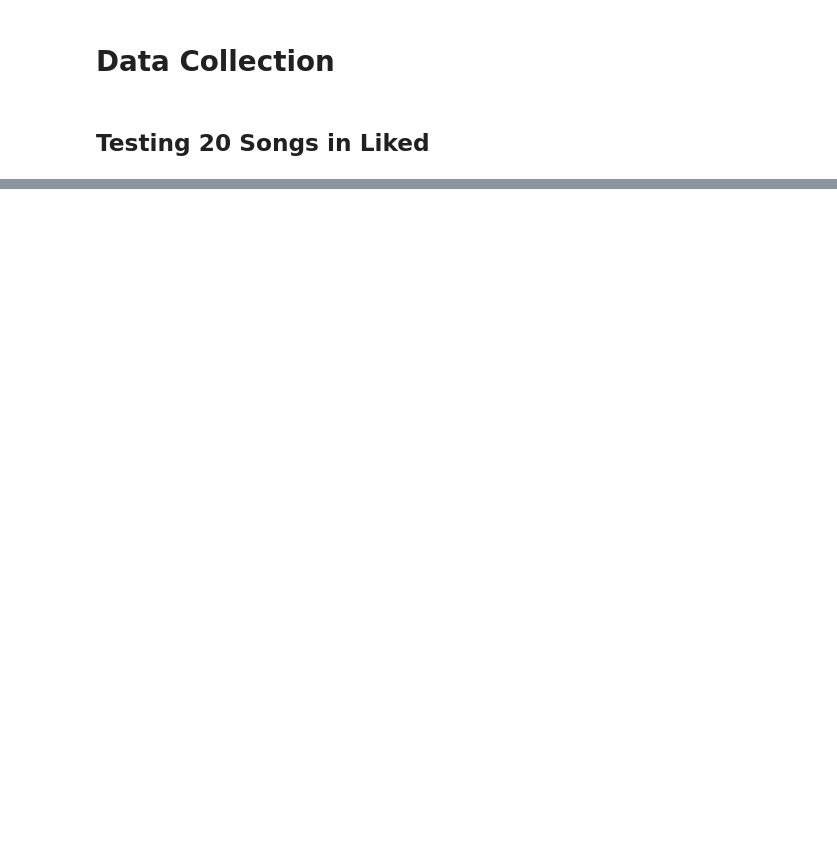
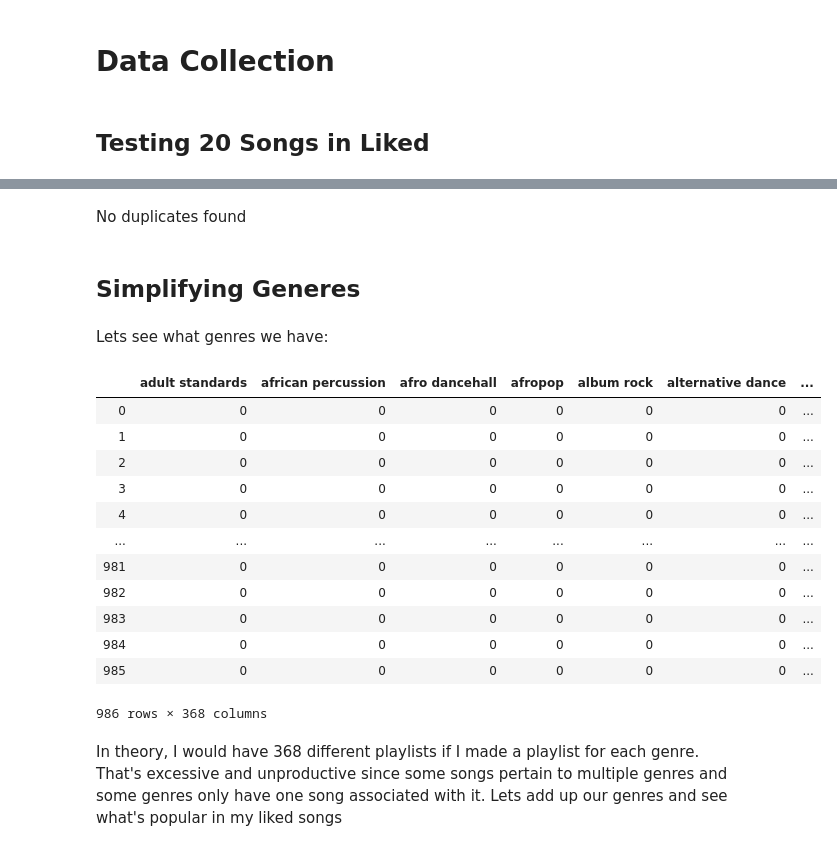
Before and after one commit to PeterGarcia95/spotipy_wrapper, a Jupyter notebook: Spotify API Project.ipynb, the cells around one changed output, grey strips where cells are left out. Cells and saved outputs as stored; diff of their text form; code cells hidden in the pictures; blank space fills up the shorter version.

```diff
--- a/Spotify API Project.ipynb
+++ b/Spotify API Project.ipynb
@@ -132,0 +206,25 @@ Audio Features were gathered for 973 songs
+# %% [markdown]
+No duplicates found
+# %% [markdown]
+## Simplifying Generes
+# %% [markdown]
+Lets see what genres we have:
+# %%
+genre_dummied = data['genres'].str.join(sep='*').str.get_dummies(sep='*')
+genre_dummied
+# %% [output]
+|  | adult standards | african percussion | afro dancehall | afropop | album rock | alternative dance | ... |
+| 0 | 0 | 0 | 0 | 0 | 0 | 0 | ... |
+| 1 | 0 | 0 | 0 | 0 | 0 | 0 | ... |
+| 2 | 0 | 0 | 0 | 0 | 0 | 0 | ... |
+| 3 | 0 | 0 | 0 | 0 | 0 | 0 | ... |
+| 4 | 0 | 0 | 0 | 0 | 0 | 0 | ... |
+| ... | ... | ... | ... | ... | ... | ... | ... |
+| 981 | 0 | 0 | 0 | 0 | 0 | 0 | ... |
+| 982 | 0 | 0 | 0 | 0 | 0 | 0 | ... |
+| 983 | 0 | 0 | 0 | 0 | 0 | 0 | ... |
+| 984 | 0 | 0 | 0 | 0 | 0 | 0 | ... |
+| 985 | 0 | 0 | 0 | 0 | 0 | 0 | ... |
+986 rows × 368 columns
+# %% [markdown]
+In theory, I would have 368 different playlists if I made a playlist for each genre. That's excessive and unproductive since some songs pertain to multiple genres and some genres only have one song associated with it. Lets add up our genres and see what's popular in my liked songs
```
Also changed, not shown: parts of 23 cells of this notebook.
